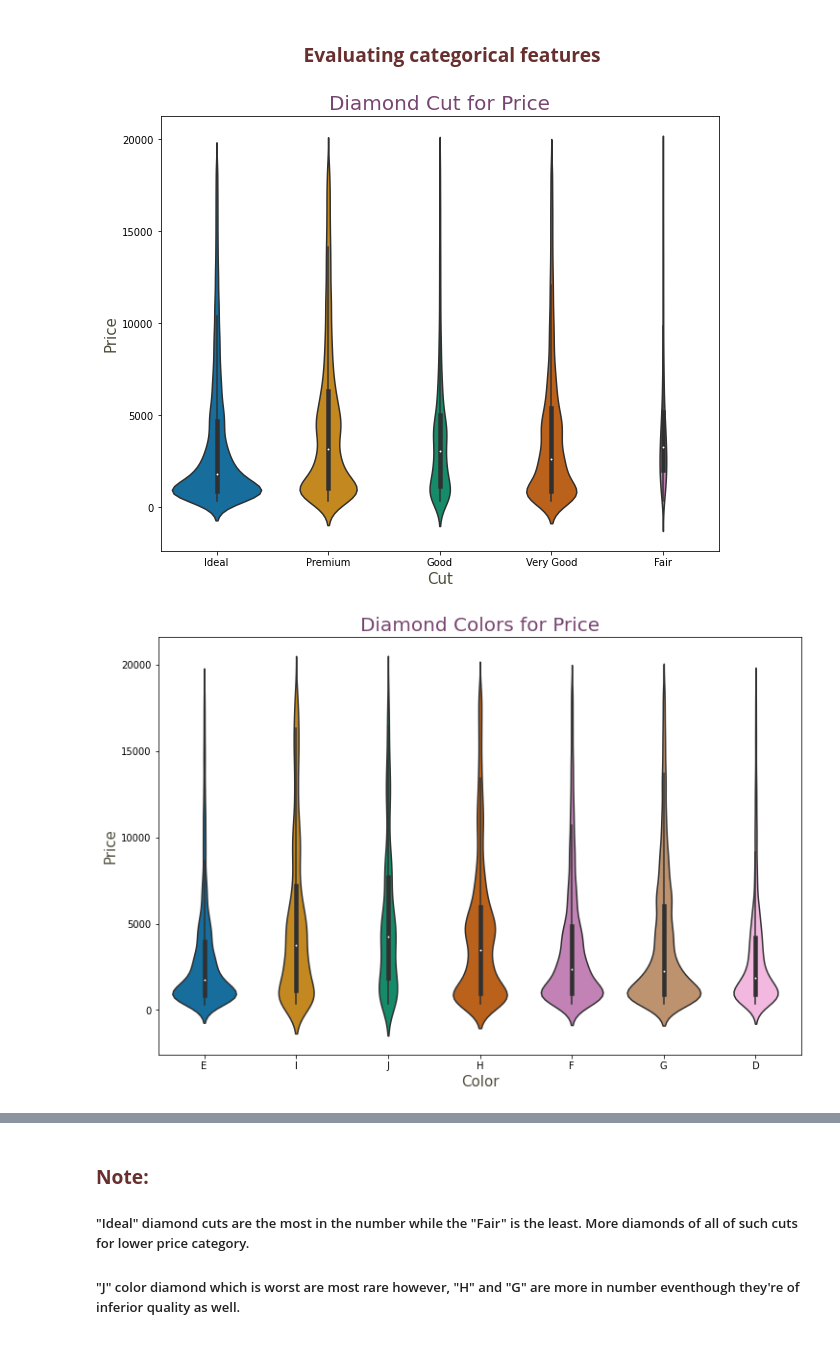
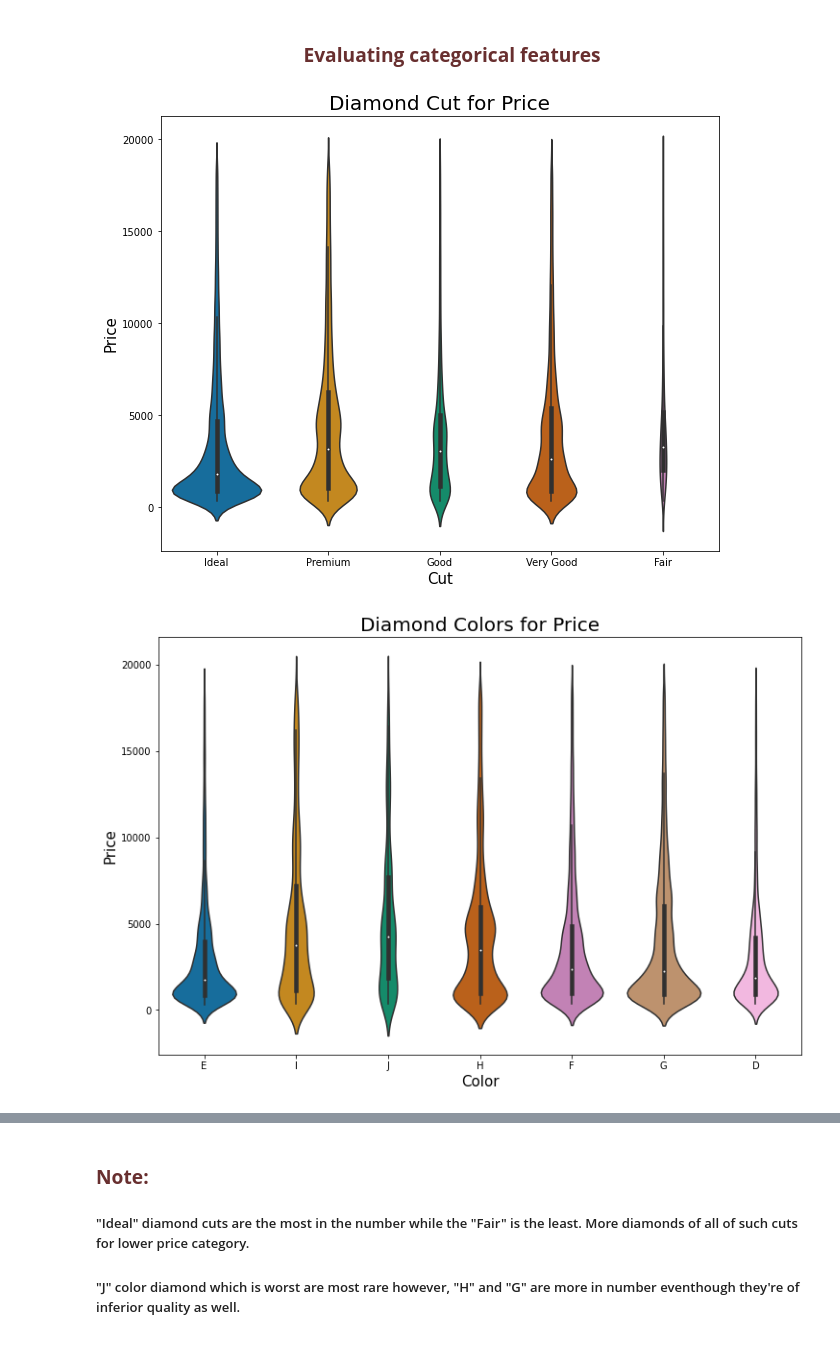
Before and after one commit to IndraniMandal/New-Revisions, a Jupyter notebook: Regression_Diamond_dataset.ipynb, the cells around one changed output, grey strips where cells are left out. Cells and saved outputs as stored; diff of their text form; code cells hidden in the pictures.

```diff
--- a/Regression_Diamond_dataset.ipynb
+++ b/Regression_Diamond_dataset.ipynb
@@ -122,22 +122,22 @@ memory usage: 4.5+ MB
 # %%
 plt.figure(figsize=(10,8))
 cols = 'colorblind'
 ax = sns.violinplot(x="cut",y="price", data=data_df, palette=cols,scale= "count")
-ax.set_title("Diamond Cut for Price", color="#774571", fontsize = 20)
-ax.set_ylabel("Price", color="#4e4c39", fontsize = 15)
-ax.set_xlabel("Cut", color="#4e4c39", fontsize = 15)
+ax.set_title("Diamond Cut for Price", fontsize = 20)
+ax.set_ylabel("Price",  fontsize = 15)
+ax.set_xlabel("Cut",  fontsize = 15)
 plt.show()
 # %% [output]
-[figure, old version]
+[figure, new version]
 # %%
 plt.figure(figsize=(12,8))
 ax = sns.violinplot(x="color",y="price", data=data_df, palette=cols,scale= "count")
-ax.set_title("Diamond Colors for Price", color="#774571", fontsize = 20)
-ax.set_ylabel("Price", color="#4e4c39", fontsize = 15)
-ax.set_xlabel("Color", color="#4e4c39", fontsize = 15)
+ax.set_title("Diamond Colors for Price",  fontsize = 20)
+ax.set_ylabel("Price",  fontsize = 15)
+ax.set_xlabel("Color",  fontsize = 15)
 plt.show()
 # %% [output]
-[figure, old version]
+[figure, new version]
 # %%
 plt.figure(figsize=(13,8))
 ax = sns.violinplot(x="clarity",y="price", data=data_df, palette=cols,scale= "count")
```
Also changed, not shown: parts of 4 cells of this notebook.
